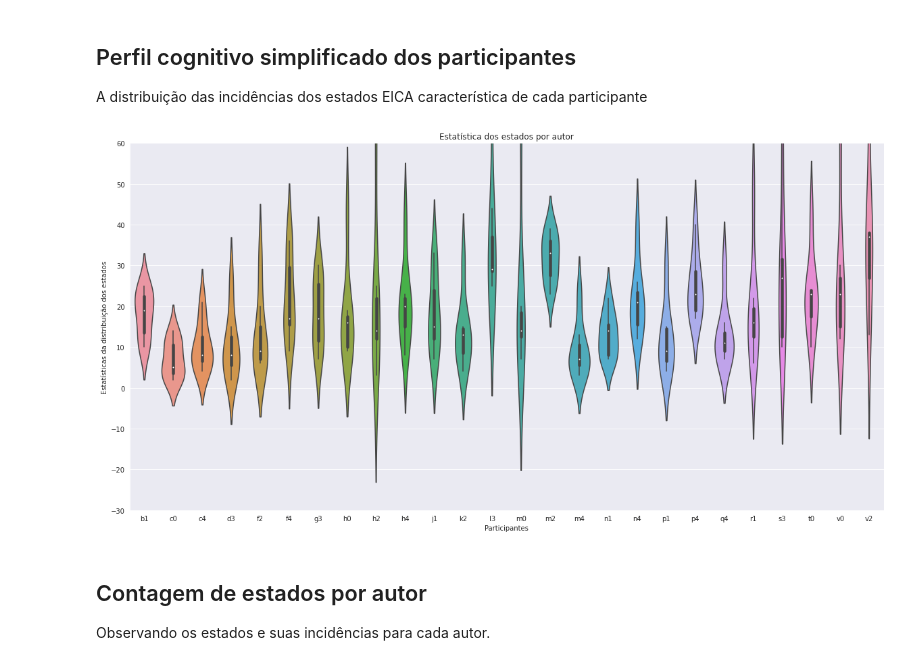
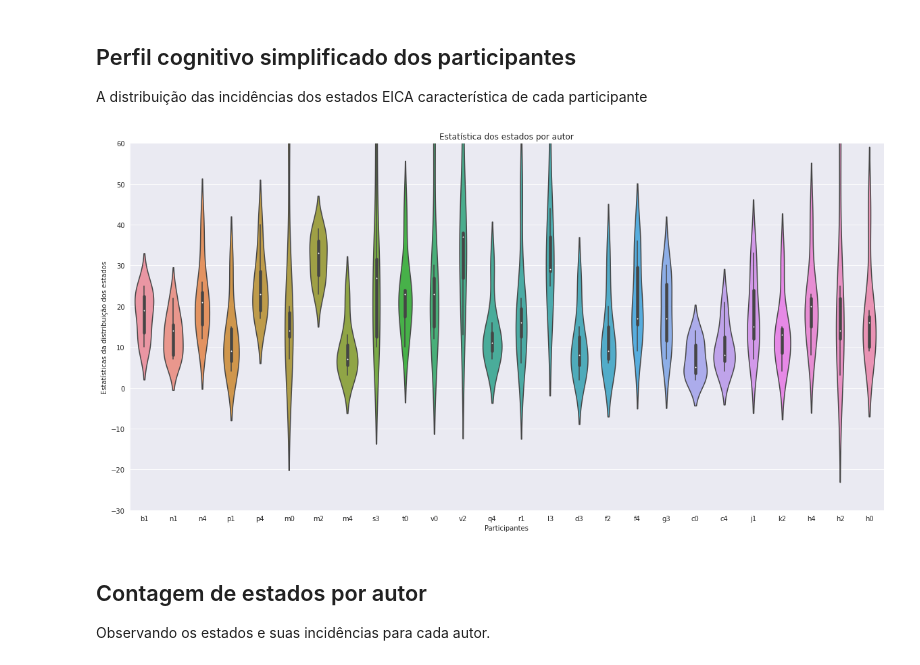
Before and after one commit to labase/data_edu, a Jupyter notebook: ipnb/organelas_eica.ipynb, the cells around one changed output. Cells and saved outputs as stored; diff of their text form; code cells hidden in the pictures.

```diff
--- a/ipnb/organelas_eica.ipynb
+++ b/ipnb/organelas_eica.ipynb
@@ -191,11 +192,14 @@ plt.gcf().set_size_inches(20, 10)
 ## Perfil cognitivo simplificado dos participantes
 A distribuição das incidências dos estados EICA característica de cada participante
 # %%
-sns.violinplot(x="aut", y="stc", data=df_st_cnt).set(
+df_st_cnt["stsum"] = df_st_cnt.groupby("aut")["st"].transform('count')#.sum()
+d_sst = df_st_cnt.sort_values(by="stsum", ascending=False)
+d_sst = d_sst.drop(["stsum"], axis=1)
+sns.violinplot(x="aut", y="stc", data=d_sst).set(
     ylim=(-30,60), title="Estatística dos estados por autor", xlabel="Participantes", ylabel="Estatísticas da distribuição dos estados") # , 36, 26, 3])
 plt.gcf().set_size_inches(20, 10)
 # %% [output]
-[figure, old version]
+[figure, new version]
 # %% [markdown]
 ## Contagem de estados por autor
 Observando os estados e suas incidências para cada autor.
```
Also changed, not shown: parts of 8 cells of this notebook, 1 other file.
